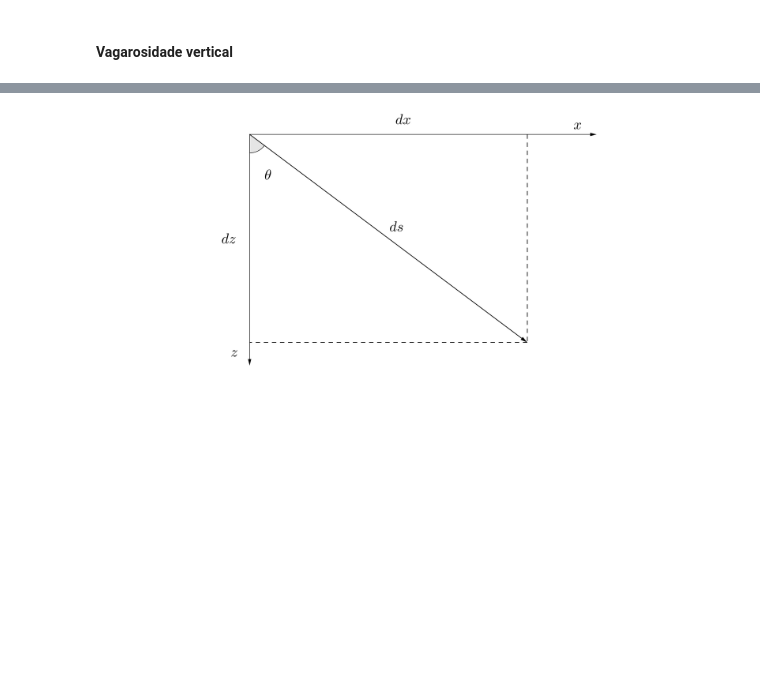
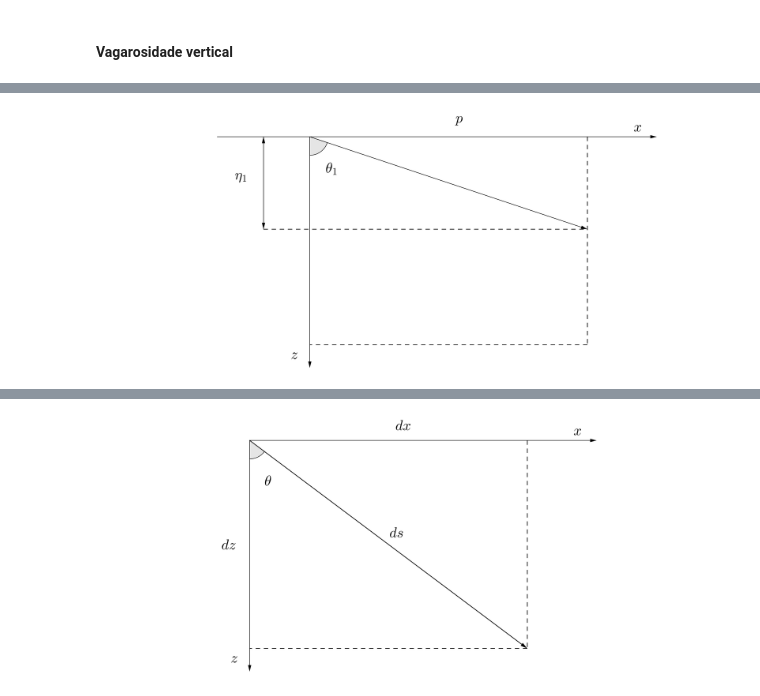
Before and after one commit to Geofisicando/introducao-teoria-raio, a Jupyter notebook: modeloOndasPlanas/TeoriaDoRaioModeloOndasPlanas.ipynb, the cells around one changed output, grey strips where cells are left out. Cells and saved outputs as stored; diff of their text form; code cells hidden in the pictures; blank space fills up the shorter version.

```diff
--- a/modeloOndasPlanas/TeoriaDoRaioModeloOndasPlanas.ipynb
+++ b/modeloOndasPlanas/TeoriaDoRaioModeloOndasPlanas.ipynb
@@ -40,0 +55,5 @@ A vagarosidade é definida como $u=1/v$, $p$ é a chamada vagarosidade horizonta
+# %%
+from IPython.display import Image
+Image(filename='images/vetorUePEta1.png', width=1000)
+# %% [output]
+[figure, added]
```
Also changed, not shown: parts of 7 cells of this notebook, 7 other files.
